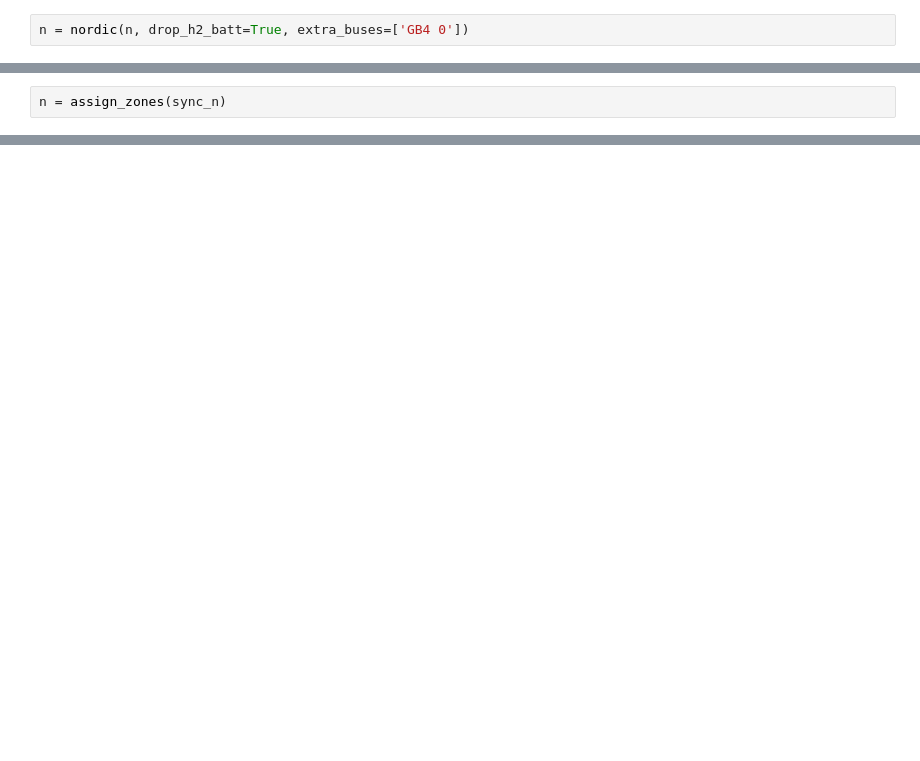
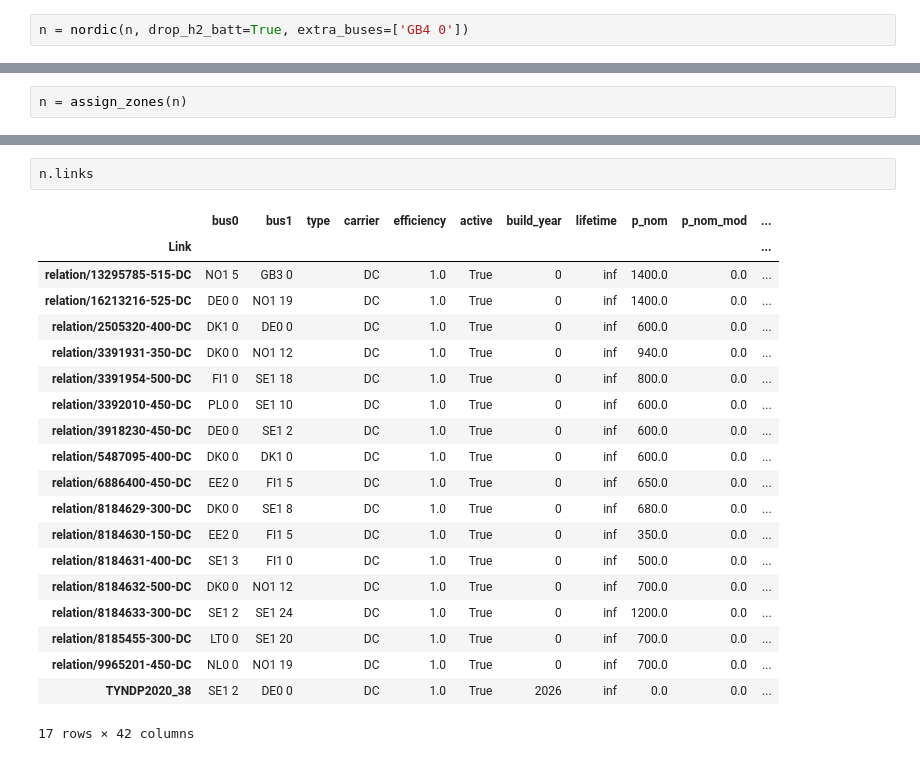
Before and after one commit to Pumpekraftverk/FM4017-Project, a Jupyter notebook: Dist_Load_gen.ipynb, the cells around one changed output, grey strips where cells are left out. Cells and saved outputs as stored; diff of their text form; blank space fills up the shorter version.

```diff
--- a/Dist_Load_gen.ipynb
+++ b/Dist_Load_gen.ipynb
@@ -117,3 +122,3 @@ nice_plot(n)
 # %%
-n = assign_zones(sync_n)
+n = assign_zones(n)
 # %%
@@ -166,0 +213,23 @@ loads_df, gens_df, flows_df = fetch_entsoe_data(start_date="2025-09-01", timezon
+# %%
+n.links
+# %% [output]
+|  | bus0 | bus1 | type | carrier | efficiency | active | build_year | lifetime | p_nom | p_nom_mod | ... |
+| Link |  |  |  |  |  |  |  |  |  |  | ... |
+| relation/13295785-515-DC | NO1 5 | GB3 0 |  | DC | 1.0 | True | 0 | inf | 1400.0 | 0.0 | ... |
+| relation/16213216-525-DC | DE0 0 | NO1 19 |  | DC | 1.0 | True | 0 | inf | 1400.0 | 0.0 | ... |
+| relation/2505320-400-DC | DK1 0 | DE0 0 |  | DC | 1.0 | True | 0 | inf | 600.0 | 0.0 | ... |
+| relation/3391931-350-DC | DK0 0 | NO1 12 |  | DC | 1.0 | True | 0 | inf | 940.0 | 0.0 | ... |
+| relation/3391954-500-DC | FI1 0 | SE1 18 |  | DC | 1.0 | True | 0 | inf | 800.0 | 0.0 | ... |
+| relation/3392010-450-DC | PL0 0 | SE1 10 |  | DC | 1.0 | True | 0 | inf | 600.0 | 0.0 | ... |
+| relation/3918230-450-DC | DE0 0 | SE1 2 |  | DC | 1.0 | True | 0 | inf | 600.0 | 0.0 | ... |
+| relation/5487095-400-DC | DK0 0 | DK1 0 |  | DC | 1.0 | True | 0 | inf | 600.0 | 0.0 | ... |
+| relation/6886400-450-DC | EE2 0 | FI1 5 |  | DC | 1.0 | True | 0 | inf | 650.0 | 0.0 | ... |
+| relation/8184629-300-DC | DK0 0 | SE1 8 |  | DC | 1.0 | True | 0 | inf | 680.0 | 0.0 | ... |
+| relation/8184630-150-DC | EE2 0 | FI1 5 |  | DC | 1.0 | True | 0 | inf | 350.0 | 0.0 | ... |
+| relation/8184631-400-DC | SE1 3 | FI1 0 |  | DC | 1.0 | True | 0 | inf | 500.0 | 0.0 | ... |
+| relation/8184632-500-DC | DK0 0 | NO1 12 |  | DC | 1.0 | True | 0 | inf | 700.0 | 0.0 | ... |
+| relation/8184633-300-DC | SE1 2 | SE1 24 |  | DC | 1.0 | True | 0 | inf | 1200.0 | 0.0 | ... |
+| relation/8185455-300-DC | LT0 0 | SE1 20 |  | DC | 1.0 | True | 0 | inf | 700.0 | 0.0 | ... |
+| relation/9965201-450-DC | NL0 0 | NO1 19 |  | DC | 1.0 | True | 0 | inf | 700.0 | 0.0 | ... |
+| TYNDP2020_38 | SE1 2 | DE0 0 |  | DC | 1.0 | True | 2026 | inf | 0.0 | 0.0 | ... |
+17 rows × 42 columns
```
Also changed, not shown: parts of 28 cells of this notebook, 2 other files.
